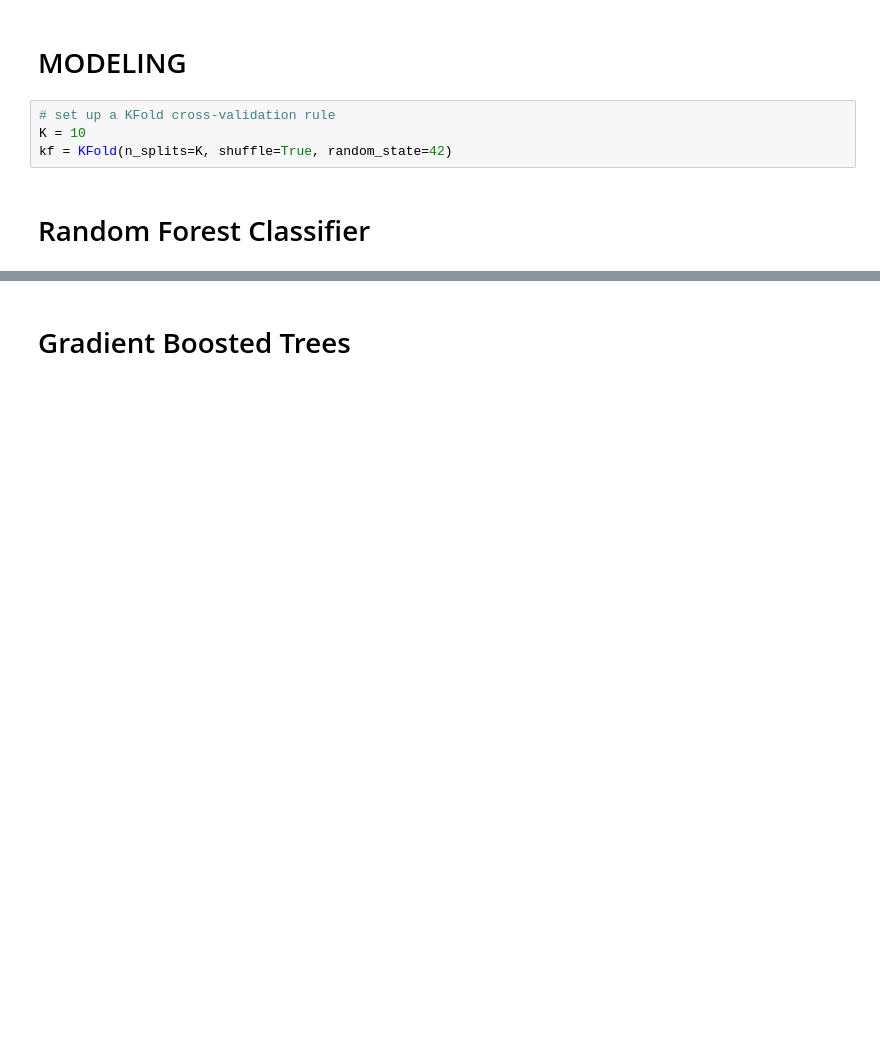
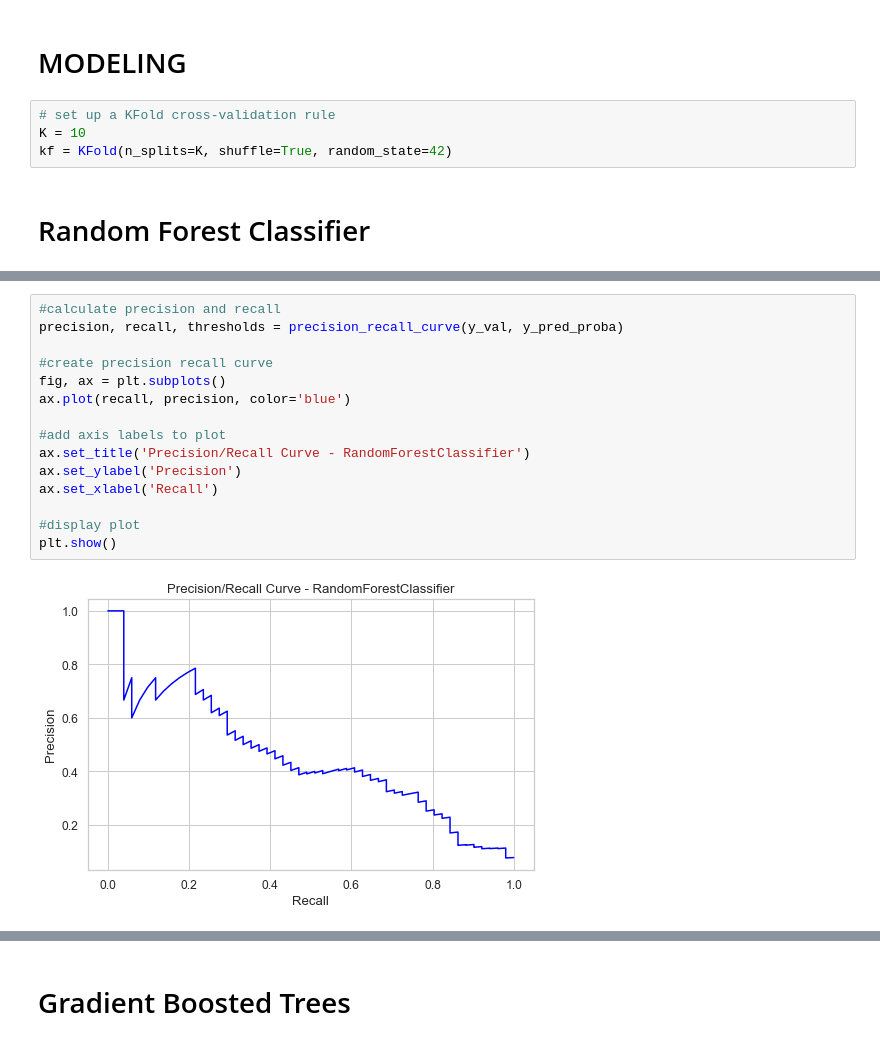
Before and after one commit to ReedBallesterosNU/MSDS-422-DL-Practical-Machine-Learning, a Jupyter notebook: Module-05/Assignment-02/Module 5 Assignment 2 - Company Bankruptcy Prediction (Kaggle)-Edit.ipynb, the cells around one changed output, grey strips where cells are left out. Cells and saved outputs as stored; diff of their text form; blank space fills up the shorter version.

```diff
--- a/Module-05/Assignment-02/Module 5 Assignment 2 - Company Bankruptcy Prediction (Kaggle)-Edit.ipynb
+++ b/Module-05/Assignment-02/Module 5 Assignment 2 - Company Bankruptcy Prediction (Kaggle)-Edit.ipynb
@@ -349,3 +390,20 @@ print("RFC best params", rfc_results.best_params_)
+# %%
+#calculate precision and recall
+precision, recall, thresholds = precision_recall_curve(y_val, y_pred_proba)
+
+#create precision recall curve
+fig, ax = plt.subplots()
+ax.plot(recall, precision, color='blue')
+
+#add axis labels to plot
+ax.set_title('Precision/Recall Curve - RandomForestClassifier')
+ax.set_ylabel('Precision')
+ax.set_xlabel('Recall')
+
+#display plot
+plt.show()
+# %% [output]
+[figure, added]
 # %%
 %%time
 pd.set_option('display.max_rows', None)
```
Also changed, not shown: parts of 15 cells of this notebook.
